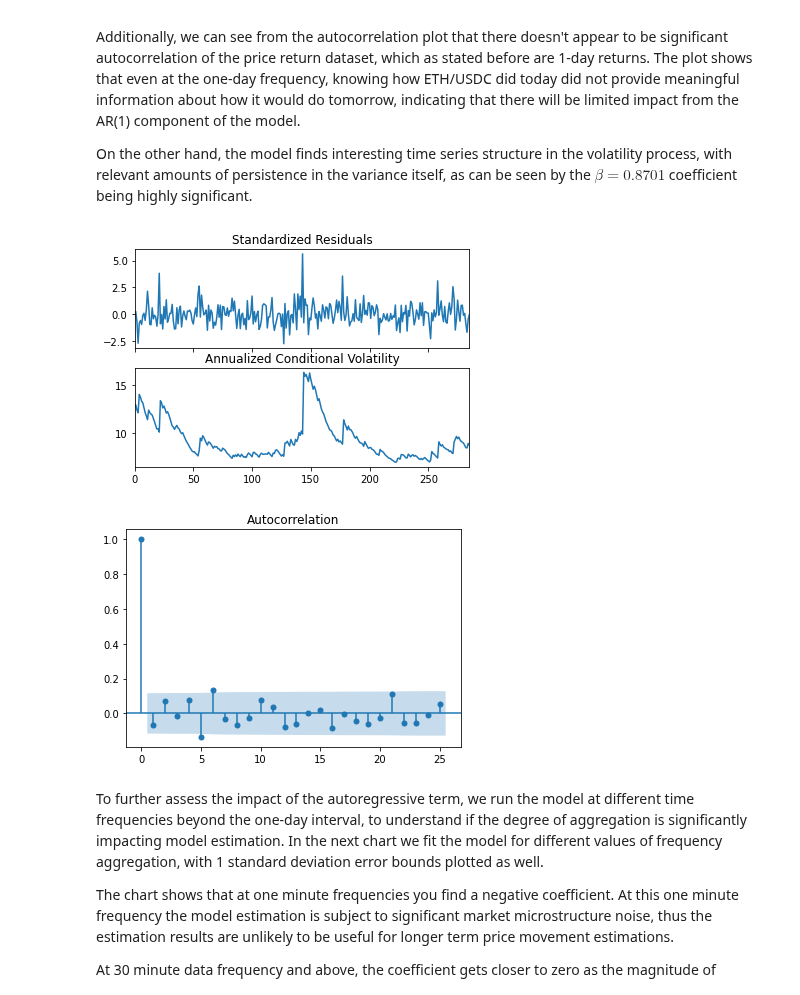
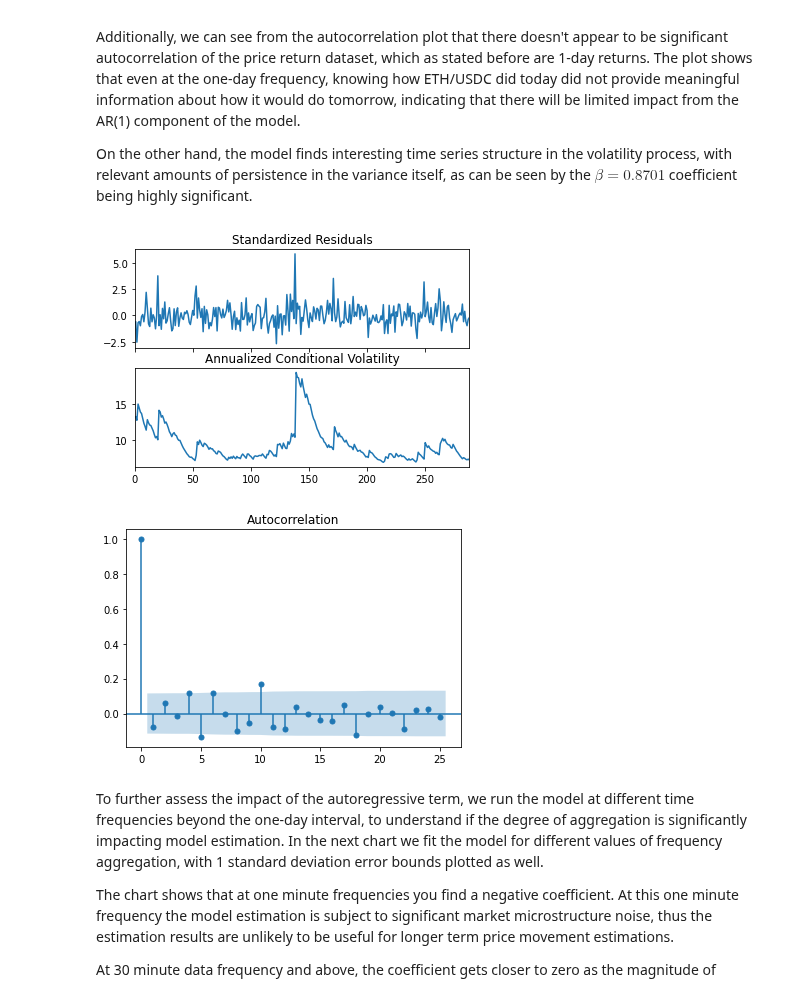
Before and after one commit to ricardgardella/active-strategy-framework, a Jupyter notebook: 2_AutoRegressive_Strategy_Example.ipynb, the cells around one changed output. Drawn from its saved outputs; the diff is of its cells as text; code cells hidden in the pictures.

```diff
--- a/2_AutoRegressive_Strategy_Example.ipynb
+++ b/2_AutoRegressive_Strategy_Example.ipynb
@@ -36,7 +36,7 @@ from config import BITQUERY_API_TOKEN
 #
 ################
 # Get Swap Data
-DOWNLOAD_DATA      = False
+DOWNLOAD_DATA      = True
 address            = '0x8ad599c3a0ff1de082011efddc58f1908eb6e6d8'
 token_0_address    = '0xA0b86991c6218b36c1d19D4a2e9Eb0cE3606eB48'
 token_1_address    = '0xC02aaA39b223FE8D0A0e5C4F27eAD9083C756Cc2'
@@ -64,17 +64,18 @@ On the other hand, the model finds interesting time series structure in the vola
 # %%
 AGGREGATED_MINUTES  = 'D'
 price_data_filtered = ActiveStrategyFramework.aggregate_price_data(price_data,frequency = AGGREGATED_MINUTES)
+price_data_filtered = price_data_filtered[abs(price_data_filtered.price_return) <= .9]
 
 ar                  = arch.univariate.ARX(price_data_filtered['price_return'].to_numpy()*10, lags=1)
 ar.volatility       = arch.univariate.GARCH(p=1,q=1)
 res                 = ar.fit(update_freq=0, disp="on")
 fig                 = res.plot(annualize='D')
 
 plot_acf(price_data_filtered['price_return'].to_numpy())
 pyplot.show()
 # %% [output]
-[figure, old version]
+[figure, new version]
-[figure, old version]
+[figure, new version]
 # %% [markdown]
 To further assess the impact of the autoregressive term, we run the model at different time frequencies beyond the one-day interval, to understand if the degree of aggregation is significantly impacting model estimation. In the next chart we fit the model for different values of frequency aggregation, with 1 standard deviation error bounds plotted as well.
 
```
Also changed, not shown: parts of 12 cells of this notebook, 1 other file.
